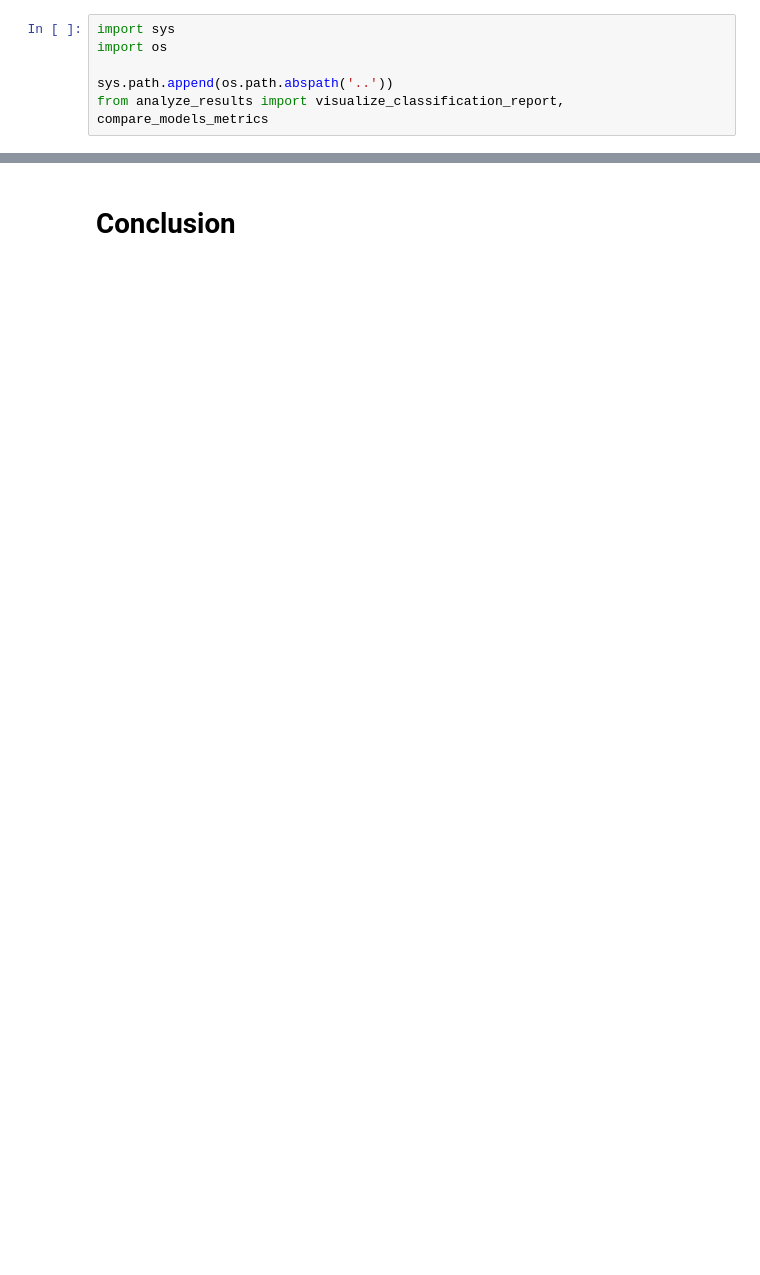
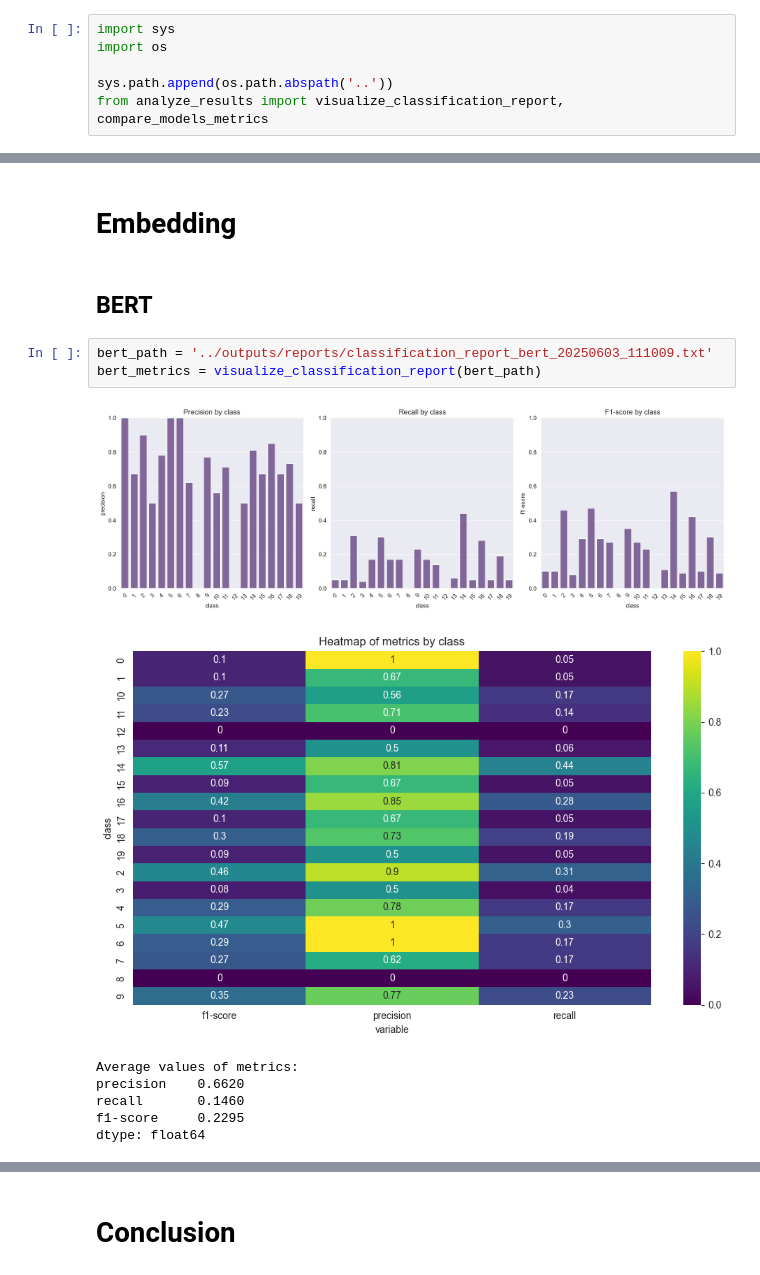
Before and after one commit to alinacharon/Stack_Overflow, a Jupyter notebook: notebooks/4_sup_model.ipynb, the cells around one changed output, grey strips where cells are left out. Cells and saved outputs as stored; diff of their text form; blank space fills up the shorter version.

Commit message:
Embedding model added

```diff
--- a/notebooks/4_sup_model.ipynb
+++ b/notebooks/4_sup_model.ipynb
@@ -62,0 +66,15 @@ df_comparison = compare_models_metrics(model_dfs)
+# %% [markdown]
+# Embedding
+# %% [markdown]
+## BERT
+# %%
+bert_path = '../outputs/reports/classification_report_bert_20250603_111009.txt'
+bert_metrics = visualize_classification_report(bert_path)
+# %% [output]
+[figure, added]
+[figure, added]
+Average values of metrics:
+precision    0.6620
+recall       0.1460
+f1-score     0.2295
+dtype: float64
```
Also changed, not shown: parts of 18 cells of this notebook, 12 other files.
